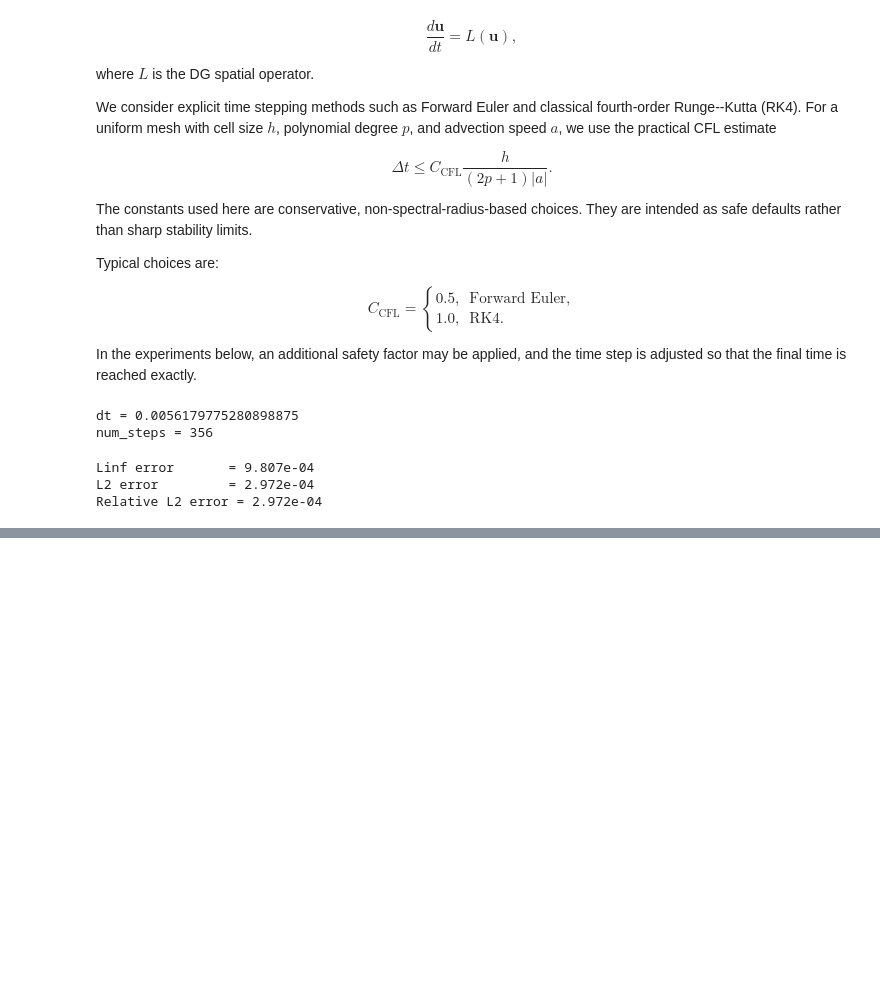
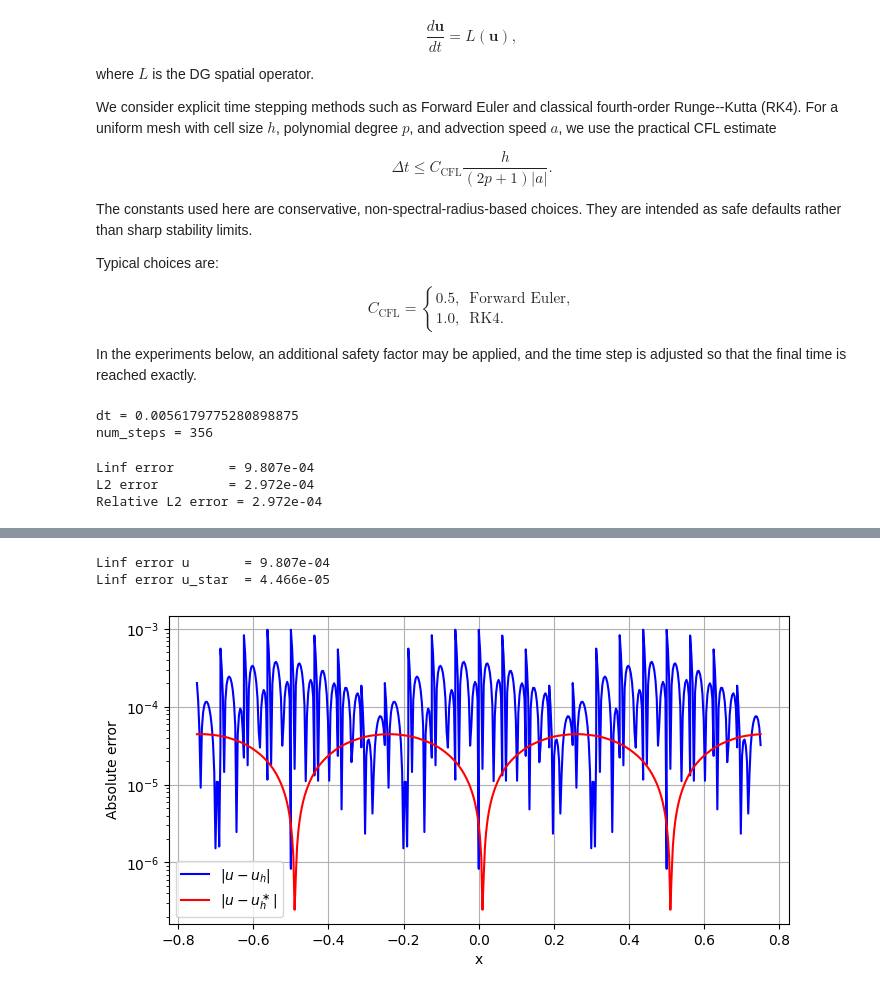
Before and after one commit to AdamHopkinss/siac-dg-advection, a Jupyter notebook: notebooks/00_initial_dg_siac_experiments.ipynb, the cells around one changed output, grey strips where cells are left out. Drawn from its saved outputs; the diff is of its cells as text; code cells hidden in the pictures; blank space fills up the shorter version.

Commit message:
Add DG convergence and SIAC postprocessing experiments

```diff
--- a/notebooks/00_initial_dg_siac_experiments.ipynb
+++ b/notebooks/00_initial_dg_siac_experiments.ipynb
@@ -235,0 +287,45 @@ plt.show()
+# %%
+# Postprocessor
+moments = 2*p   # Must be even
+BSorder = p+1
+
+U_star = apply_siac_to_modal_dg_1d(dg=dg_final, moments=moments, BSorder=BSorder, points_per_cell=ppe)
+# %%
+# slice all to interior for valid comparison
+halfker = int(np.ceil((moments + BSorder) / 2))
+
+# Only valid in interior
+start = halfker * ppe
+stop = (K - halfker) * ppe
+
+eval_grid_int = eval_grid[start:stop]
+U_dg_int = U_dg[start:stop]
+U_exact_int = U_exact[start:stop]
+U_star_int = U_star[start:stop]
+# %%
+
+# pointwise Linf using plotting/evaluation grid
+err_linf_U = linf_error(U_dg_int, U_exact_int)
+err_linf_Ustar = linf_error(U_star_int, U_exact_int)
+
+print(f"Linf error u       = {err_linf_U:.3e}")
+print(f"Linf error u_star  = {err_linf_Ustar:.3e}")
+# %% [output]
+Linf error u       = 9.807e-04
+Linf error u_star  = 4.466e-05
+# %%
+# pointwise error
+abs_error_u = np.abs(U_dg_int - U_exact_int)
+abs_error_ustar = np.abs(U_star_int - U_exact_int)
+
+
+plt.figure(figsize=(8, 4))
+plt.semilogy(eval_grid_int, abs_error_u, "b", label=r"$|u-u_h|$")
+plt.semilogy(eval_grid_int, abs_error_ustar, "r", label=r"$|u-u_h^\ast|$")
+plt.xlabel("x")
+plt.ylabel("Absolute error")
+plt.legend()
+plt.grid(True)
+plt.show()
+# %% [output]
+[figure, added]
```
Also changed, not shown: parts of 9 cells of this notebook, 2 other files.
